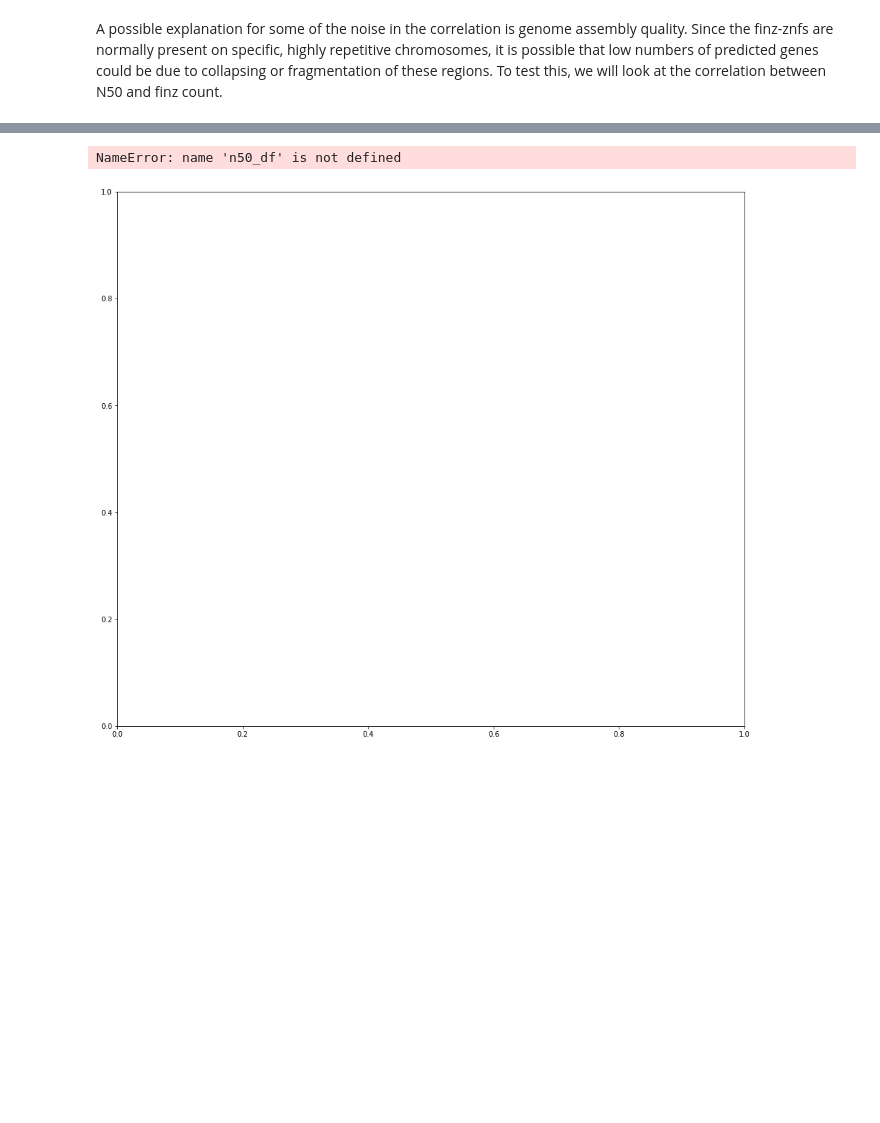
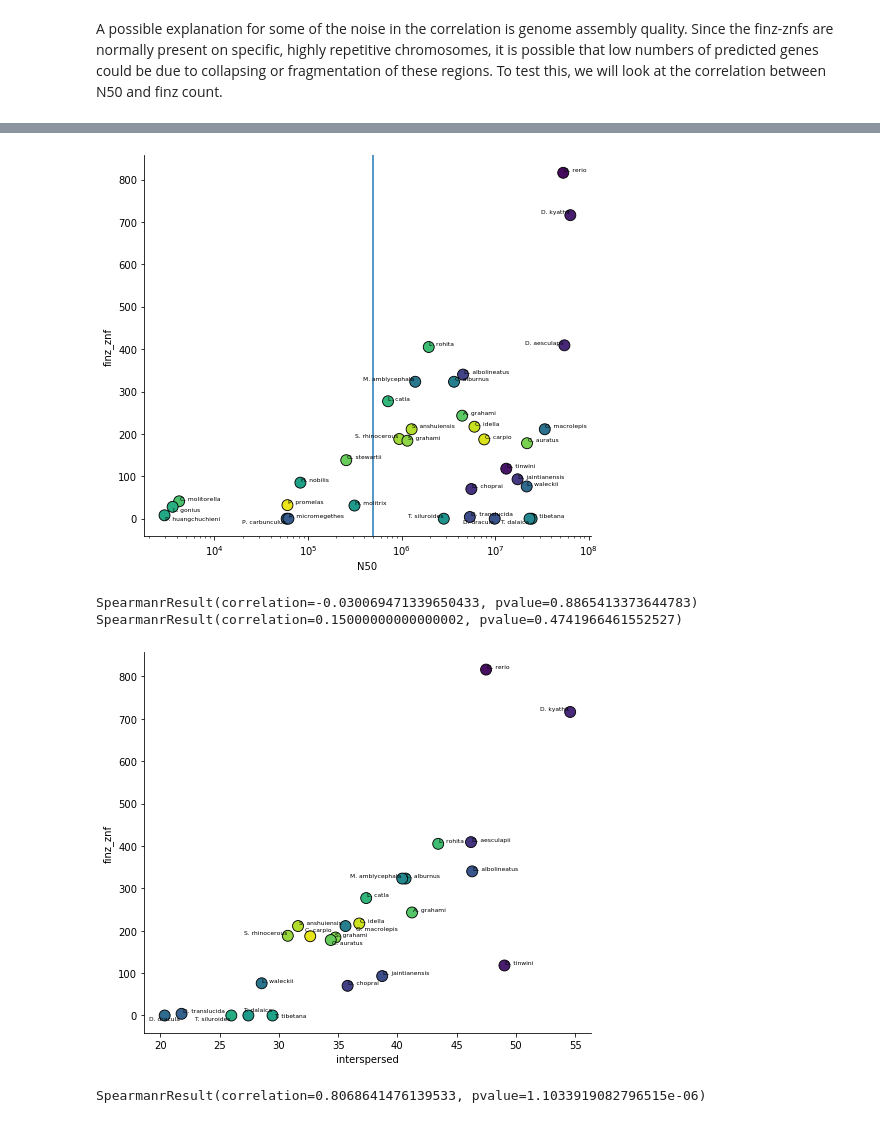
Before and after one commit to jonathan-wells/finz-znf, a Jupyter notebook: analysis/finz_te_correlation.ipynb, the cells around one changed output, grey strips where cells are left out. Saved outputs shown, nothing was run; the diff lists cells and outputs as text; code cells hidden in the pictures; blank space fills up the shorter version.

```diff
--- a/analysis/finz_te_correlation.ipynb
+++ b/analysis/finz_te_correlation.ipynb
@@ -123,11 +135,13 @@ def calc_N50(genomefile):
 
 with open('../data/species_genomes.txt') as infile:
     genomes = {line.split()[0]: f'/Users/jonwells/Genomes/Cypriniformes/ncbi-genomes-2020-07-09/{line.split()[1]}' for line in infile}
+genomes.pop('Chanos_chanos')
+
 
 n50s = []
 for species, genomefile in genomes.items():
     n50s.append((species, calc_N50(genomefile)))
 n50_df = pd.DataFrame(n50s, columns=['species', 'N50'])
-n50_df = n50_df.merge(count_df, on='species')
+# n50_df = n50_df.merge(count_df, on='species')
 print(n50_df.head())
 # %% [output]
@@ -153,0 +154,4 @@ print(n50_df.head())
+# %%
+n50_df = n50_df[['species', 'N50']]
+n50_df = n50_df.merge(count_df, on='species')
+n50_df.to_csv('../data/finz_te_counts.txt', sep='\t', header=True, index=False)
@@ -154,27 +175,55 @@ print(n50_df.head())
 # %%
-fig, ax = plt.subplots(figsize=(16, 14))
-# sns.scatterplot(data=n50_df.loc[~n50_df.species.isin(['Danio_rerio', 'Danio_aesculapii', 'Danio_kyathit'])],
+min_N50 = 5e05
+column = 'finz_znf'
+
+fig, ax = plt.subplots(figsize=(8, 7))
 sns.scatterplot(data=n50_df,
                 x='N50',
-                y='finz',
+                y=column,
+                hue='species',
+                palette='viridis_r',
+                edgecolor='k',
+                s=120,
+                ax=ax)
+ax.axvline(x=min_N50)
+ax.set_xscale('log')
+ax.get_legend().remove()
+
+labels = []
+for row in n50_df.iterrows():
+    label = row[1]['species'].split('_')[0][0] +'. '+ row[1]['species'].split('_')[1]
+    labels.append(ax.text(row[1]['N50'], row[1][column], label, size=6, va='center', ha='center'))
+adjust_text(labels)
+
+sns.despine()
+plt.show()
+print(stats.spearmanr(n50_df.loc[n50_df['N50'] >= min_N50].N50, n50_df.loc[n50_df['N50'] >= min_N50][column]))
+print(stats.spearmanr(n50_df.loc[n50_df['N50'] >= min_N50].N50, n50_df.loc[n50_df['N50'] >= min_N50].interspersed))
+
+fig, ax = plt.subplots(figsize=(8, 7))
+sns.scatterplot(data=n50_df.loc[n50_df['N50'] >= min_N50],
+                x='interspersed',
+                y=column,
                 hue='species',
                 palette='viridis_r',
                 edgecolor='k',
                 s=120,
                 ax=ax)
 ax.get_legend().remove()
+
 labels = []
-for row in n50_df.iterrows():
+for row in n50_df.loc[n50_df['N50'] >= min_N50].iterrows():
     label = row[1]['species'].split('_')[0][0] +'. '+ row[1]['species'].split('_')[1]
-    labels.append(ax.text(row[1]['N50'], row[1]['finz'], label, size=8, va='center', ha='center'))
+    labels.append(ax.text(row[1]['interspersed'], row[1][column], label, size=6, va='center', ha='center'))
 adjust_text(labels)
 
 sns.despine()
 plt.show()
 
-
-print(stats.spearmanr(n50_df.loc[~n50_df.species.isin(['Danio_rerio', 'Danio_aesculapii', 'Danio_kyathit'])].N50, n50_df.loc[~n50_df.species.isin(['Danio_rerio', 'Danio_aesculapii', 'Danio_kyathit'])].finz))
-print(stats.pearsonr(n50_df.loc[~n50_df.species.isin(['Danio_rerio', 'Danio_aesculapii', 'Danio_kyathit'])].N50, n50_df.loc[~n50_df.species.isin(['Danio_rerio', 'Danio_aesculapii', 'Danio_kyathit'])].finz))
+print(stats.spearmanr(n50_df.loc[n50_df['N50'] >= min_N50].interspersed, n50_df.loc[n50_df['N50'] >= min_N50][column]))
 # %% [output]
+[figure, new version]
-NameError: name 'n50_df' is not defined
+SpearmanrResult(correlation=-0.030069471339650433, pvalue=0.8865413373644783)
+SpearmanrResult(correlation=0.15000000000000002, pvalue=0.4741966461552527)
-[figure, old version]
+[figure, added]
+SpearmanrResult(correlation=0.8068641476139533, pvalue=1.1033919082796515e-06)
```
Also changed, not shown: parts of 6 cells of this notebook, 3 other files.
